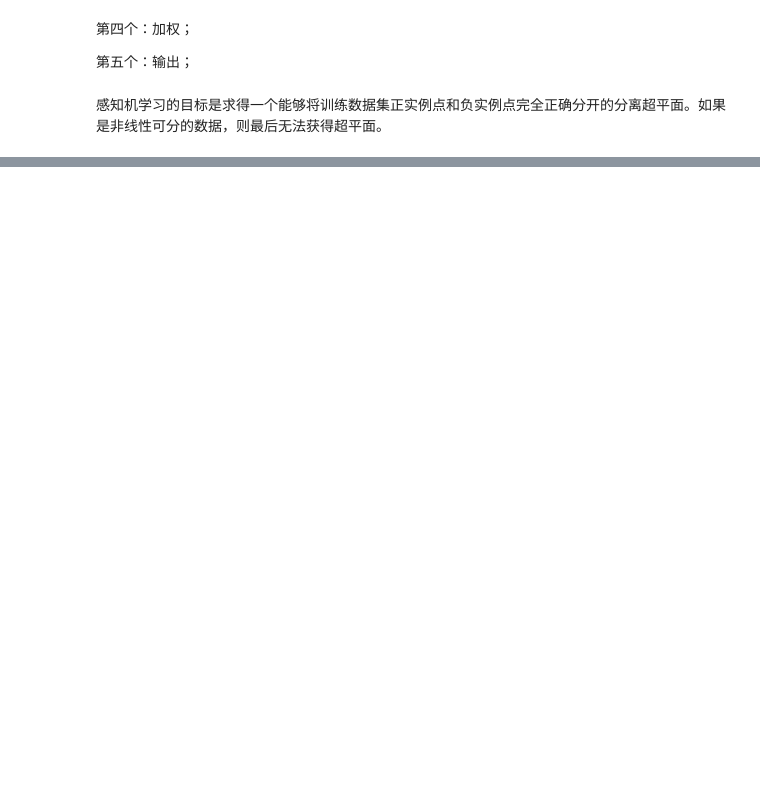
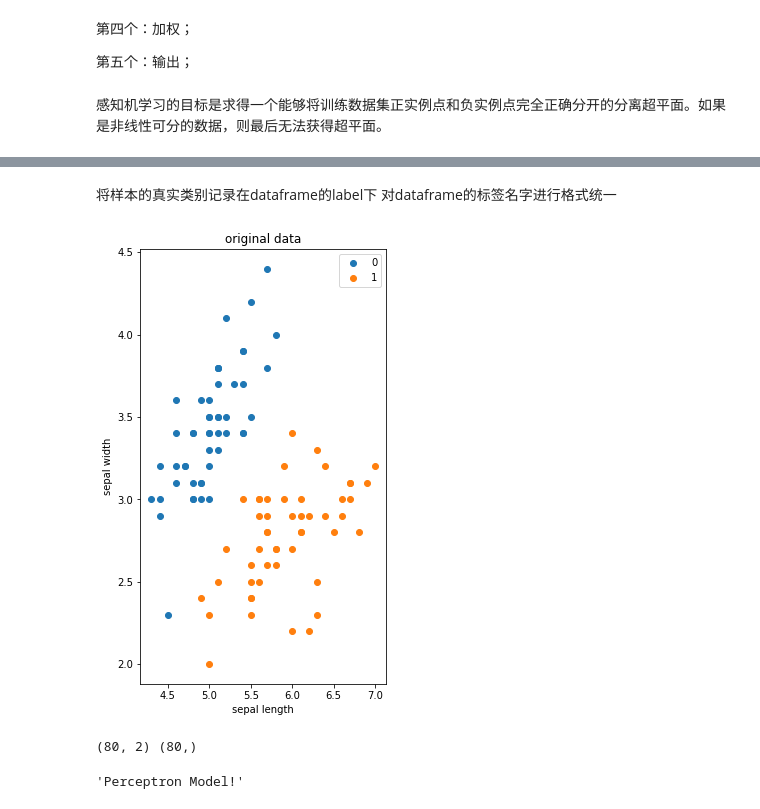
Before and after one commit to chenwenshuo0308/Perceptron, a Jupyter notebook: perceptron.ipynb, the cells around one changed output, grey strips where cells are left out. Saved outputs shown, nothing was run; the diff lists cells and outputs as text; code cells hidden in the pictures; blank space fills up the shorter version.

```diff
--- a/perceptron.ipynb
+++ b/perceptron.ipynb
@@ -17,0 +31,5 @@
+# %%
+iris = load_iris()  #导入数据
+dataframe = pd.DataFrame(iris.data, columns=iris.feature_names)
+dataframe = dataframe[:100]
+print(dataframe)
@@ -17,0 +54,5 @@
+# %%
+dataframe['label'] = iris.target[:100]
+print(dataframe.columns)
+dataframe.columns = ['sepal length', 'sepal width', 'petal length', 'petal width', 'label']
+print(dataframe)
@@ -17,0 +77,31 @@
+# %% [markdown]
+将样本的真实类别记录在dataframe的label下
+对dataframe的标签名字进行格式统一
+# %%
+plt.figure(figsize=(15, 8))
+plt.subplot(131)
+plt.scatter(dataframe[:50]['sepal length'], dataframe[:50]['sepal width'], label='0')
+plt.scatter(dataframe[50:100]['sepal length'], dataframe[50:100]['sepal width'], label='1')
+#subplot绘制多个子图
+plt.xlabel('sepal length')
+plt.ylabel('sepal width')
+plt.title('original data')
+plt.legend()
+plt.show()
+# %% [output]
+[figure, added]
+# %%
+
+
+data = np.array(dataframe.iloc[:, [0, 1, -1]])
+# print(data)
+x_data, y_data = data[:, :-1], data[:, -1]
+#令X等于'sepal length','sepal width'的100个二维数据，令y等于100个类别（只有-1,1）
+y_data = np.array([1 if i == 1 else -1 for i in y_data])
+
+# print(x_data)
+# print(y_data)
+x_train, x_test, y_train, y_test = train_test_split(x_data, y_data, test_size=0.2, random_state=0)
+print(x_train.shape, y_train.shape)
+# %% [output]
+(80, 2) (80,)
@@ -17,0 +178,5 @@
+# %%
+perceptron = Perceptron()
+perceptron.fit(x_train, y_train)
+# %% [output]
+'Perceptron Model!'
```
Also changed, not shown: parts of 15 cells of this notebook.
